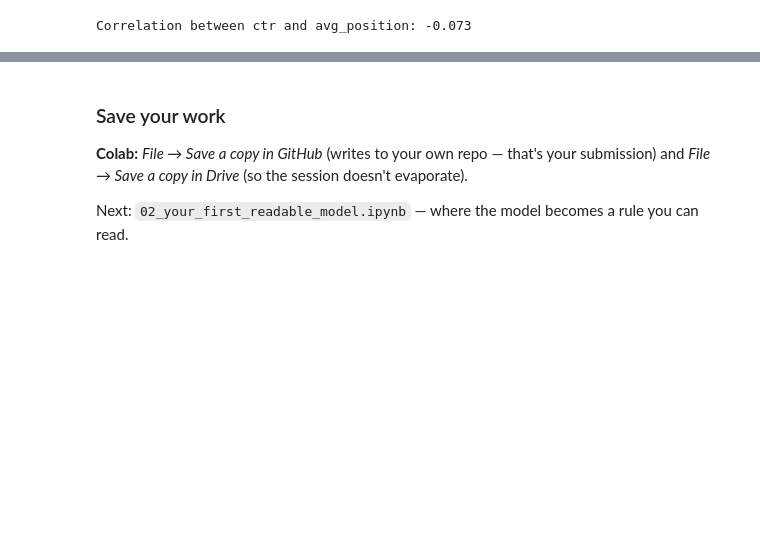
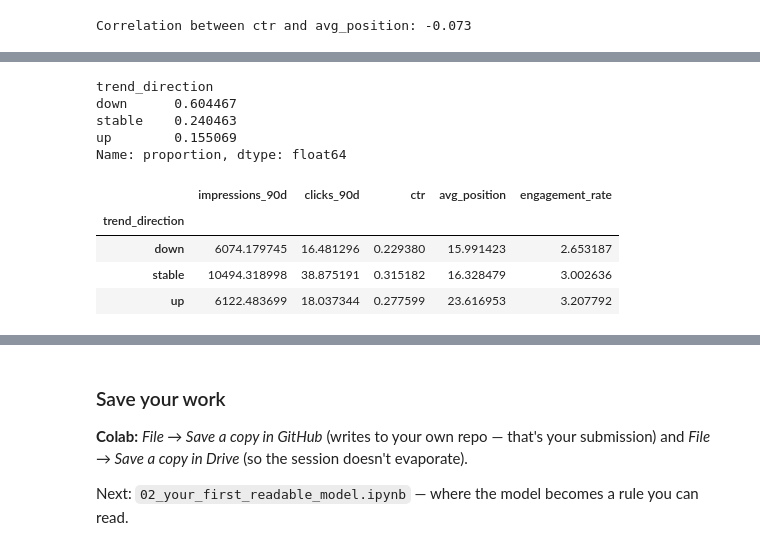
Before and after one commit to abramhany/flyrank-ml-internship-assignments, a Jupyter notebook: notebooks/01_first_look_and_discovery.ipynb, the cells around one changed output, grey strips where cells are left out. Cells and saved outputs as stored; diff of their text form; code cells hidden in the pictures; blank space fills up the shorter version.

```diff
--- a/notebooks/01_first_look_and_discovery.ipynb
+++ b/notebooks/01_first_look_and_discovery.ipynb
@@ -227,0 +291,17 @@ Correlation between ctr and avg_position: -0.073
+# %%
+filtered_data['trend_direction'].value_counts(normalize=True)
+# %% [output]
+trend_direction
+down      0.604467
+stable    0.240463
+up        0.155069
+Name: proportion, dtype: float64
+# %%
+summary = filtered_data.groupby("trend_direction")[["impressions_90d", "clicks_90d", "ctr", "avg_position", "engagement_rate"]].mean()
+summary
+# %% [output]
+|  | impressions_90d | clicks_90d | ctr | avg_position | engagement_rate |
+| trend_direction |  |  |  |  |  |
+| down | 6074.179745 | 16.481296 | 0.229380 | 15.991423 | 2.653187 |
+| stable | 10494.318998 | 38.875191 | 0.315182 | 16.328479 | 3.002636 |
+| up | 6122.483699 | 18.037344 | 0.277599 | 23.616953 | 3.207792 |
```
Also changed, not shown: parts of 21 cells of this notebook, 1 other file.
